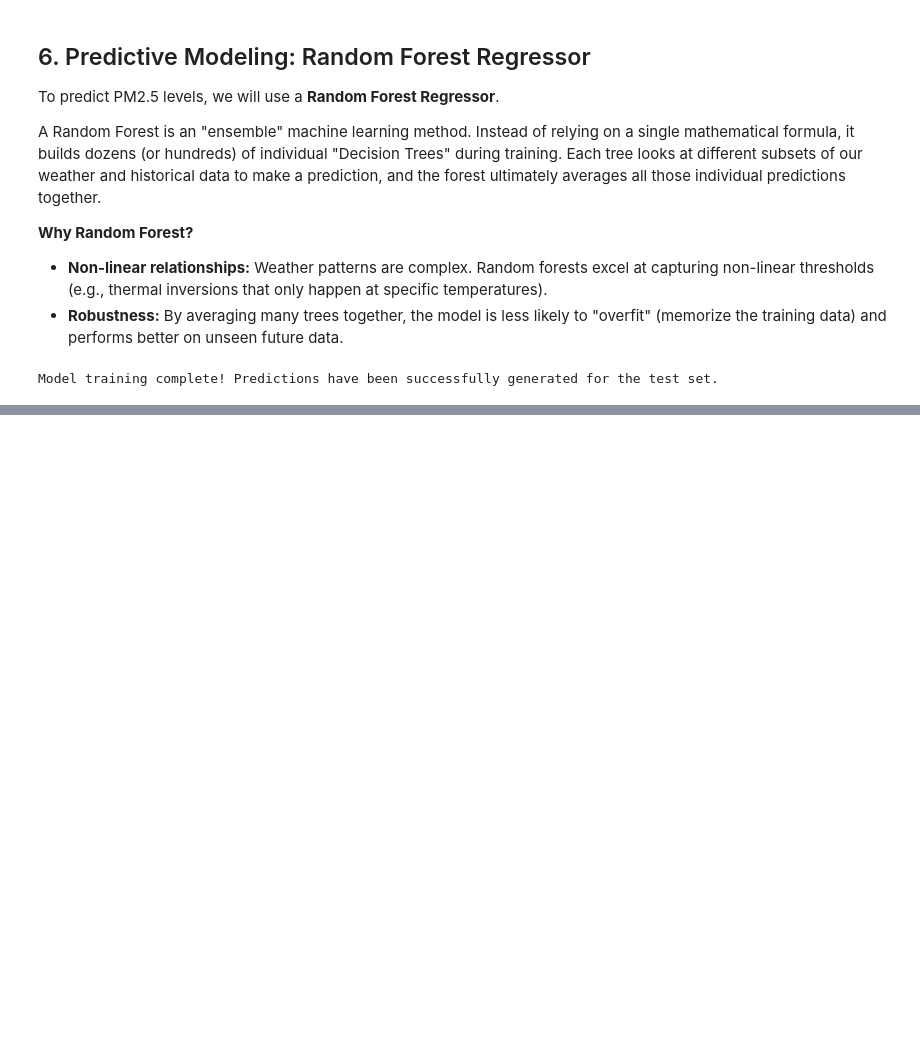
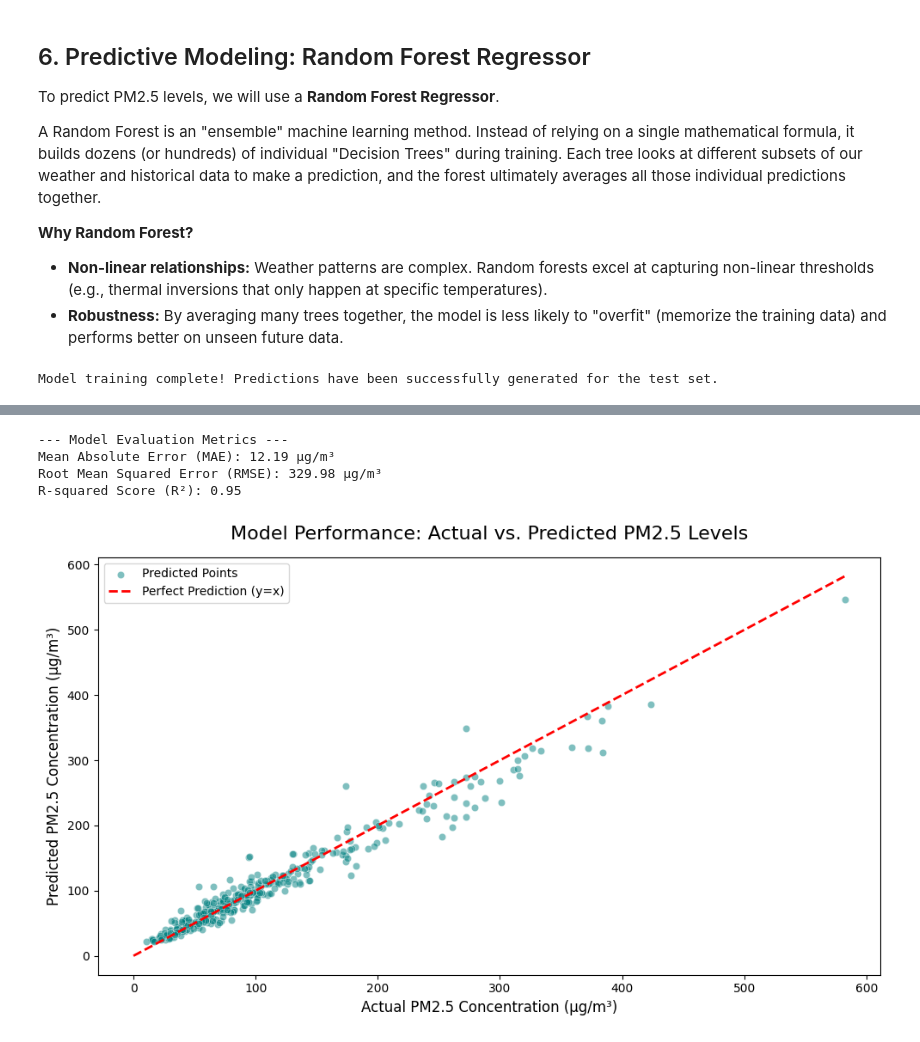
Before and after one commit to RumenMoysev/Data-science-final-exam, a Jupyter notebook: src/delhi_pollution_weather_analysis.ipynb, the cells around one changed output, grey strips where cells are left out. Saved outputs shown, nothing was run; the diff lists cells and outputs as text; code cells hidden in the pictures; blank space fills up the shorter version.

Commit message:
Evaluate model performance with metrics and visualization

```diff
--- a/src/delhi_pollution_weather_analysis.ipynb
+++ b/src/delhi_pollution_weather_analysis.ipynb
@@ -310,0 +323,34 @@ Model training complete! Predictions have been successfully generated for the te
+# %%
+# 1. Calculate the Error Metrics
+mae = mean_absolute_error(y_test, y_pred)
+rmse = mean_squared_error(y_test, y_pred)
+r2 = r2_score(y_test, y_pred)
+
+print("--- Model Evaluation Metrics ---")
+print(f"Mean Absolute Error (MAE): {mae:.2f} µg/m³")
+print(f"Root Mean Squared Error (RMSE): {rmse:.2f} µg/m³")
+print(f"R-squared Score (R²): {r2:.2f}")
+
+# 2. Visualize Actual vs. Predicted Values
+plt.figure(figsize=(10, 6))
+
+# Plot the predicted vs actual points
+sns.scatterplot(x=y_test, y=y_pred, alpha=0.5, color='teal', label='Predicted Points')
+
+# Draw the "Perfect Prediction" reference line
+# We find the maximum value to ensure our line stretches across the whole graph
+max_val = max(y_test.max(), y_pred.max())
+plt.plot([0, max_val], [0, max_val], color='red', linestyle='--', linewidth=2, label='Perfect Prediction (y=x)')
+
+plt.title('Model Performance: Actual vs. Predicted PM2.5 Levels', fontsize=16, pad=15)
+plt.xlabel('Actual PM2.5 Concentration (µg/m³)', fontsize=12)
+plt.ylabel('Predicted PM2.5 Concentration (µg/m³)', fontsize=12)
+plt.legend()
+plt.tight_layout()
+plt.show()
+# %% [output]
+--- Model Evaluation Metrics ---
+Mean Absolute Error (MAE): 12.19 µg/m³
+Root Mean Squared Error (RMSE): 329.98 µg/m³
+R-squared Score (R²): 0.95
+[figure, added]
```
Also changed, not shown: parts of 2 cells of this notebook.
